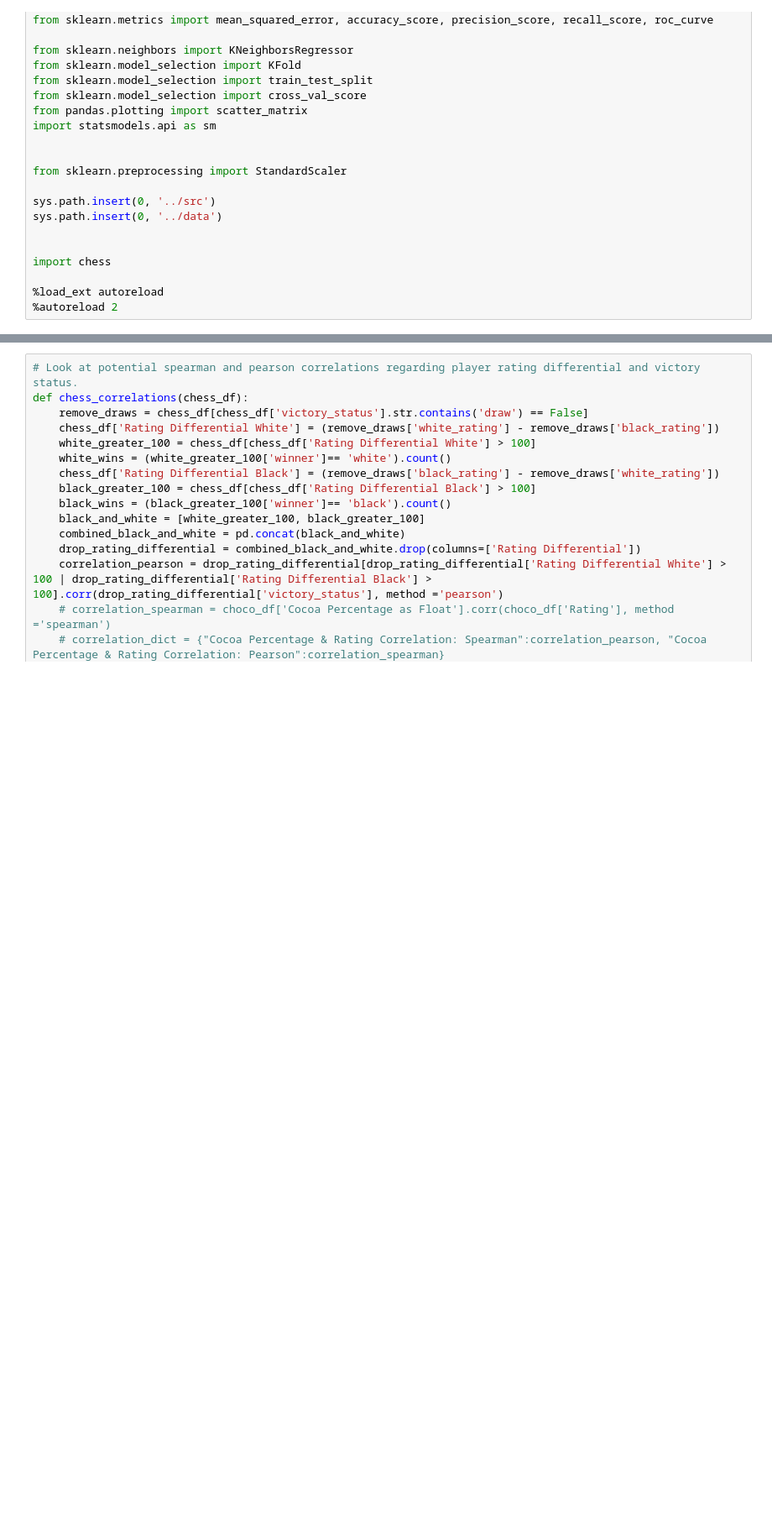
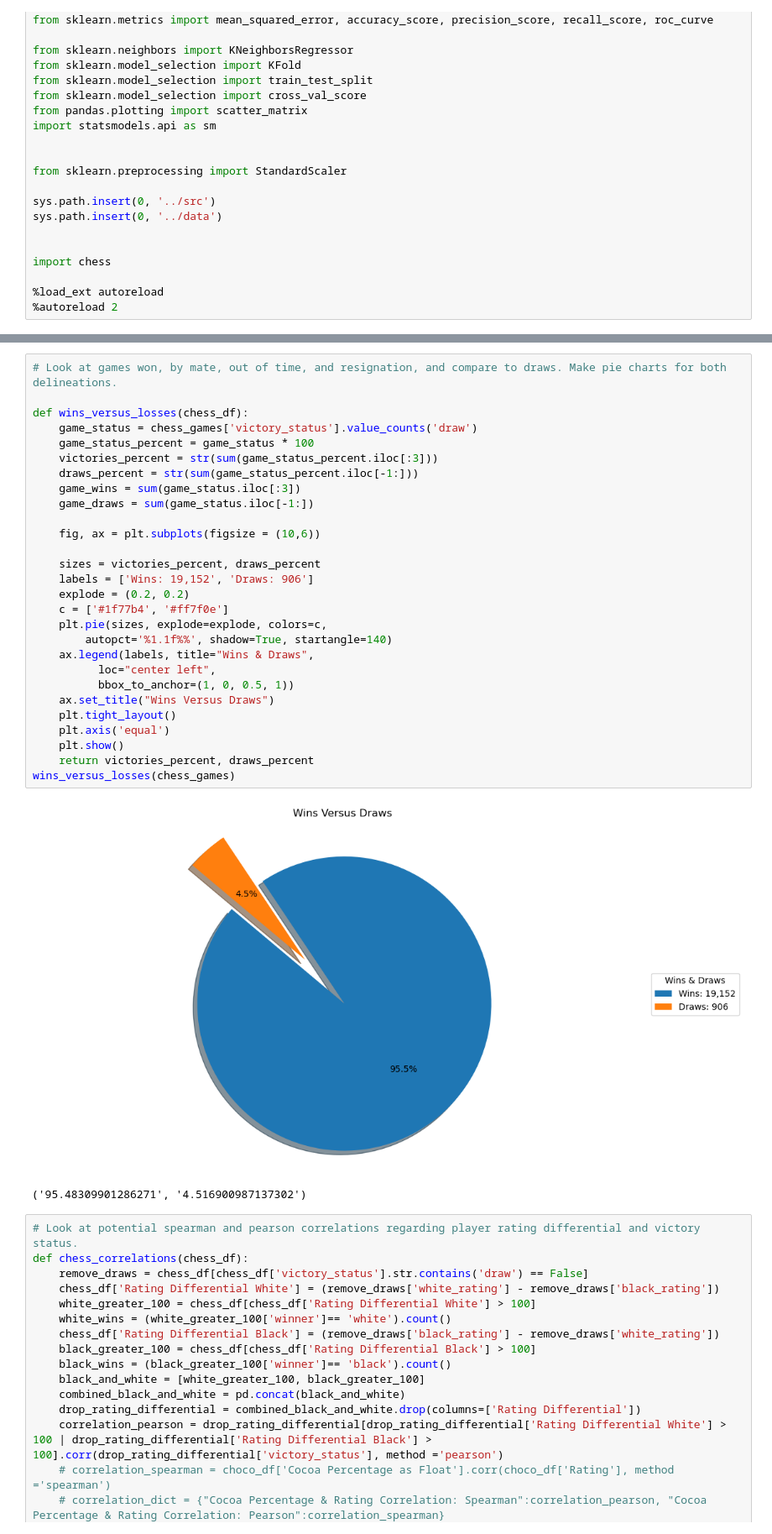
Before and after one commit to mbrann2/chess_games, a Jupyter notebook: notebooks/chess_games.ipynb, the cells around one changed output, grey strips where cells are left out. Shown at 84% size. Cells and saved outputs as stored; diff of their text form; blank space fills up the shorter version.

```diff
--- a/notebooks/chess_games.ipynb
+++ b/notebooks/chess_games.ipynb
@@ -81,3 +84,34 @@ victories_breakdown = chess_victories(chess_games)
+# %%
+# Look at games won, by mate, out of time, and resignation, and compare to draws. Make pie charts for both delineations.
+
+def wins_versus_losses(chess_df):
+    game_status = chess_games['victory_status'].value_counts('draw')
+    game_status_percent = game_status * 100
+    victories_percent = str(sum(game_status_percent.iloc[:3]))
+    draws_percent = str(sum(game_status_percent.iloc[-1:]))
+    game_wins = sum(game_status.iloc[:3])
+    game_draws = sum(game_status.iloc[-1:])
+
+    fig, ax = plt.subplots(figsize = (10,6))
+
+    sizes = victories_percent, draws_percent
+    labels = ['Wins: 19,152', 'Draws: 906']
+    explode = (0.2, 0.2)
+    c = ['#1f77b4', '#ff7f0e']
+    plt.pie(sizes, explode=explode, colors=c,
+        autopct='%1.1f%%', shadow=True, startangle=140)
+    ax.legend(labels, title="Wins & Draws",
+          loc="center left",
+          bbox_to_anchor=(1, 0, 0.5, 1))
+    ax.set_title("Wins Versus Draws")
+    plt.tight_layout()
+    plt.axis('equal')
+    plt.show()
+    return victories_percent, draws_percent
+wins_versus_losses(chess_games)
+# %% [output]
+[figure, added]
+('95.48309901286271', '4.516900987137302')
 # %%
 # Look at potential spearman and pearson correlations regarding player rating differential and victory status.
 def chess_correlations(chess_df):
```
Also changed, not shown: parts of 2 cells of this notebook.
